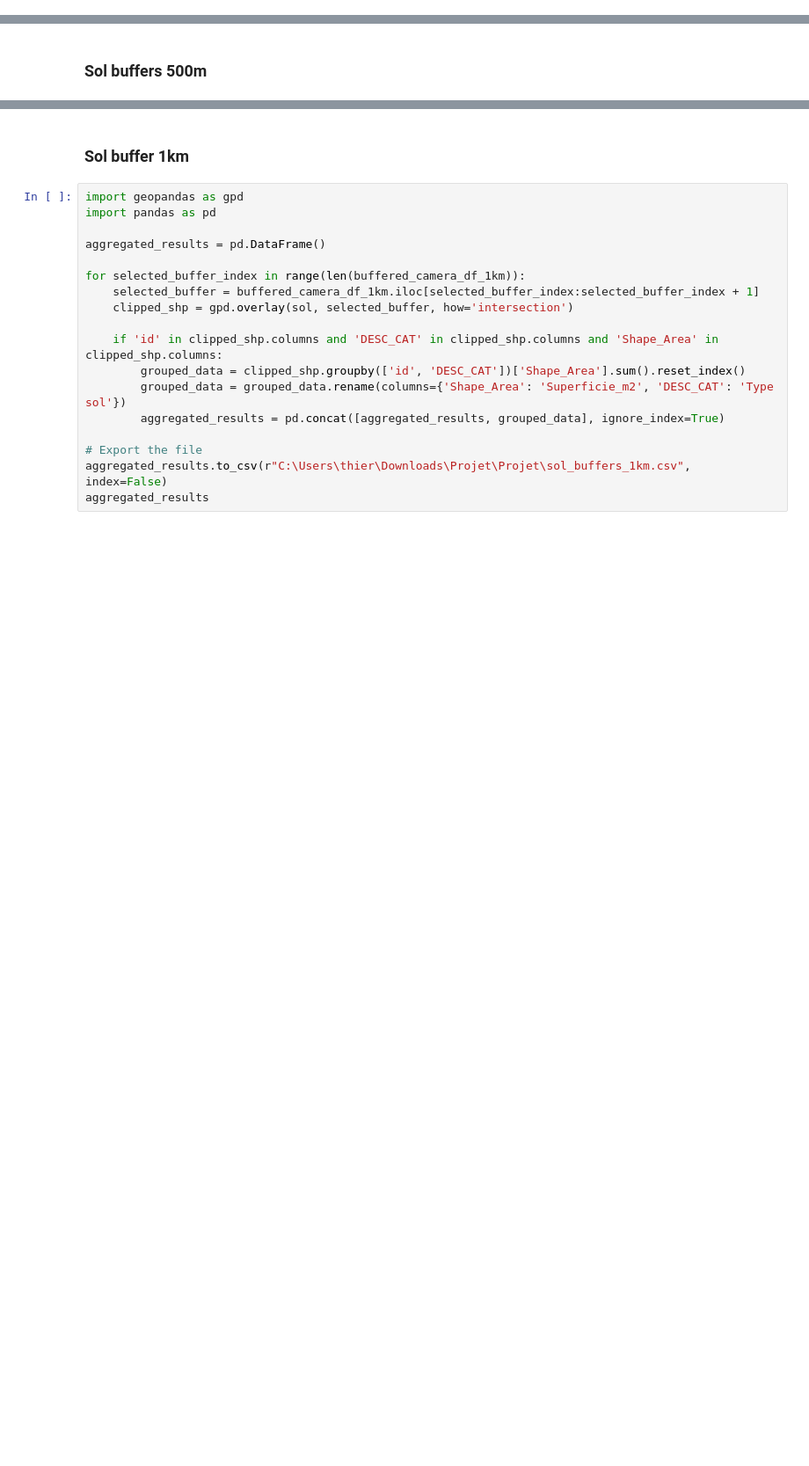
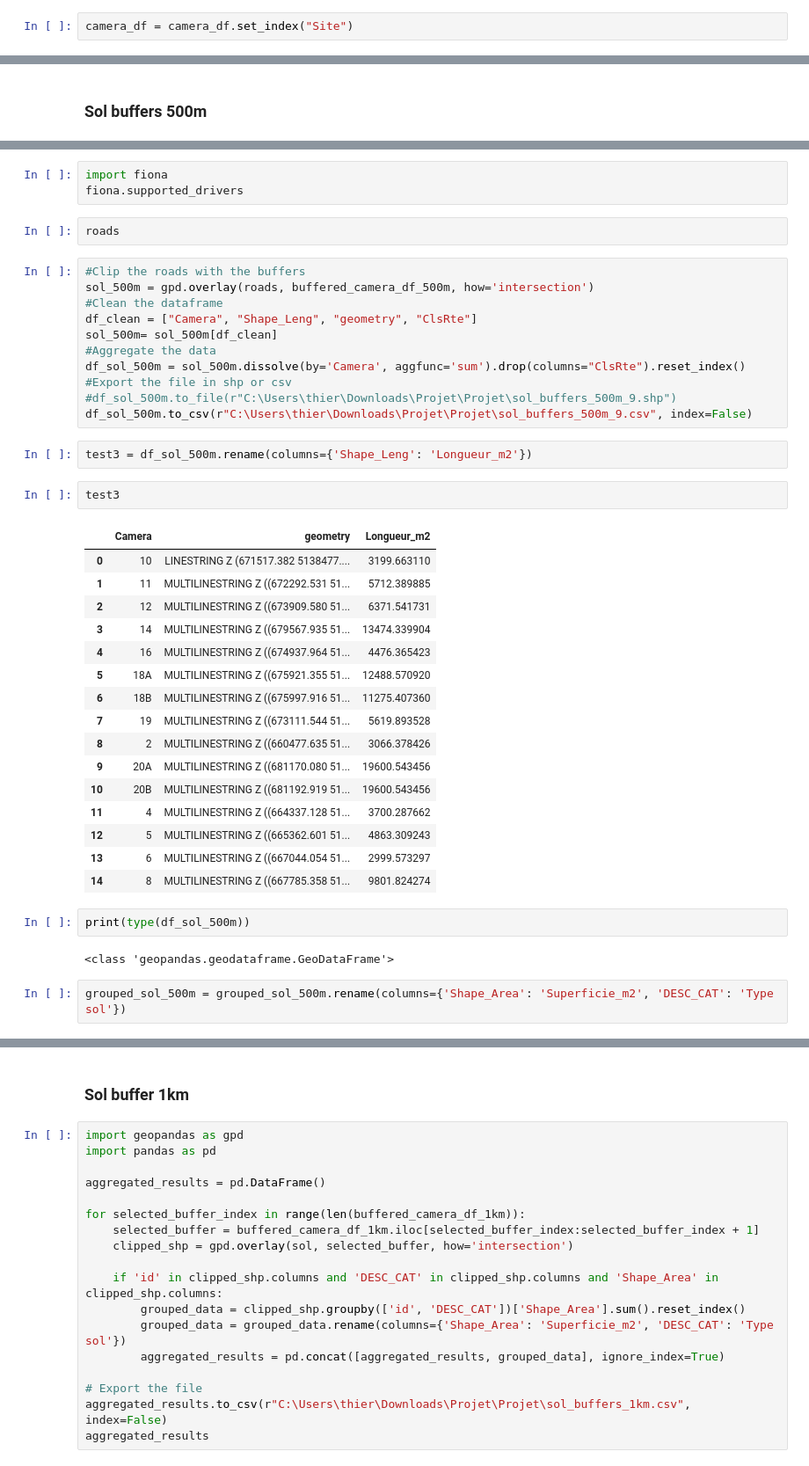
Before and after one commit to tofunori/Multi-buffers-data-extraction, a Jupyter notebook: multi_buffers.ipynb, the cells around one changed output, grey strips where cells are left out. Shown at 88% size. Cells and saved outputs as stored; diff of their text form; blank space fills up the shorter version.

```diff
--- a/multi_buffers.ipynb
+++ b/multi_buffers.ipynb
@@ -22,3 +24,5 @@ camera_df
+# %%
+camera_df = camera_df.set_index("Site")
 # %%
 #Make sure the projection is the right one
 camera_df = camera_df.to_crs('EPSG:26918')
@@ -515 +505,44 @@ aggregated_results.to_csv(r"C:\Users\thier\Downloads\Projet\Projet\sol_buffers_5
 aggregated_results
+# %%
+import fiona
+fiona.supported_drivers
+# %%
+roads
+# %%
+#Clip the roads with the buffers
+sol_500m = gpd.overlay(roads, buffered_camera_df_500m, how='intersection')
+#Clean the dataframe
+df_clean = ["Camera", "Shape_Leng", "geometry", "ClsRte"]
+sol_500m= sol_500m[df_clean]
+#Aggregate the data
+df_sol_500m = sol_500m.dissolve(by='Camera', aggfunc='sum').drop(columns="ClsRte").reset_index()
+#Export the file in shp or csv
+#df_sol_500m.to_file(r"C:\Users\thier\Downloads\Projet\Projet\sol_buffers_500m_9.shp")
+df_sol_500m.to_csv(r"C:\Users\thier\Downloads\Projet\Projet\sol_buffers_500m_9.csv", index=False)
+# %%
+test3 = df_sol_500m.rename(columns={'Shape_Leng': 'Longueur_m2'})
+# %%
+test3
+# %% [output]
+|  | Camera | geometry | Longueur_m2 |
+| 0 | 10 | LINESTRING Z (671517.382 5138477.... | 3199.663110 |
+| 1 | 11 | MULTILINESTRING Z ((672292.531 51... | 5712.389885 |
+| 2 | 12 | MULTILINESTRING Z ((673909.580 51... | 6371.541731 |
+| 3 | 14 | MULTILINESTRING Z ((679567.935 51... | 13474.339904 |
+| 4 | 16 | MULTILINESTRING Z ((674937.964 51... | 4476.365423 |
+| 5 | 18A | MULTILINESTRING Z ((675921.355 51... | 12488.570920 |
+| 6 | 18B | MULTILINESTRING Z ((675997.916 51... | 11275.407360 |
+| 7 | 19 | MULTILINESTRING Z ((673111.544 51... | 5619.893528 |
+| 8 | 2 | MULTILINESTRING Z ((660477.635 51... | 3066.378426 |
+| 9 | 20A | MULTILINESTRING Z ((681170.080 51... | 19600.543456 |
+| 10 | 20B | MULTILINESTRING Z ((681192.919 51... | 19600.543456 |
+| 11 | 4 | MULTILINESTRING Z ((664337.128 51... | 3700.287662 |
+| 12 | 5 | MULTILINESTRING Z ((665362.601 51... | 4863.309243 |
+| 13 | 6 | MULTILINESTRING Z ((667044.054 51... | 2999.573297 |
+| 14 | 8 | MULTILINESTRING Z ((667785.358 51... | 9801.824274 |
+# %%
+print(type(df_sol_500m))
+# %% [output]
+<class 'geopandas.geodataframe.GeoDataFrame'>
+# %%
+grouped_sol_500m = grouped_sol_500m.rename(columns={'Shape_Area': 'Superficie_m2', 'DESC_CAT': 'Type sol'})
```
Also changed, not shown: parts of 13 cells of this notebook.
